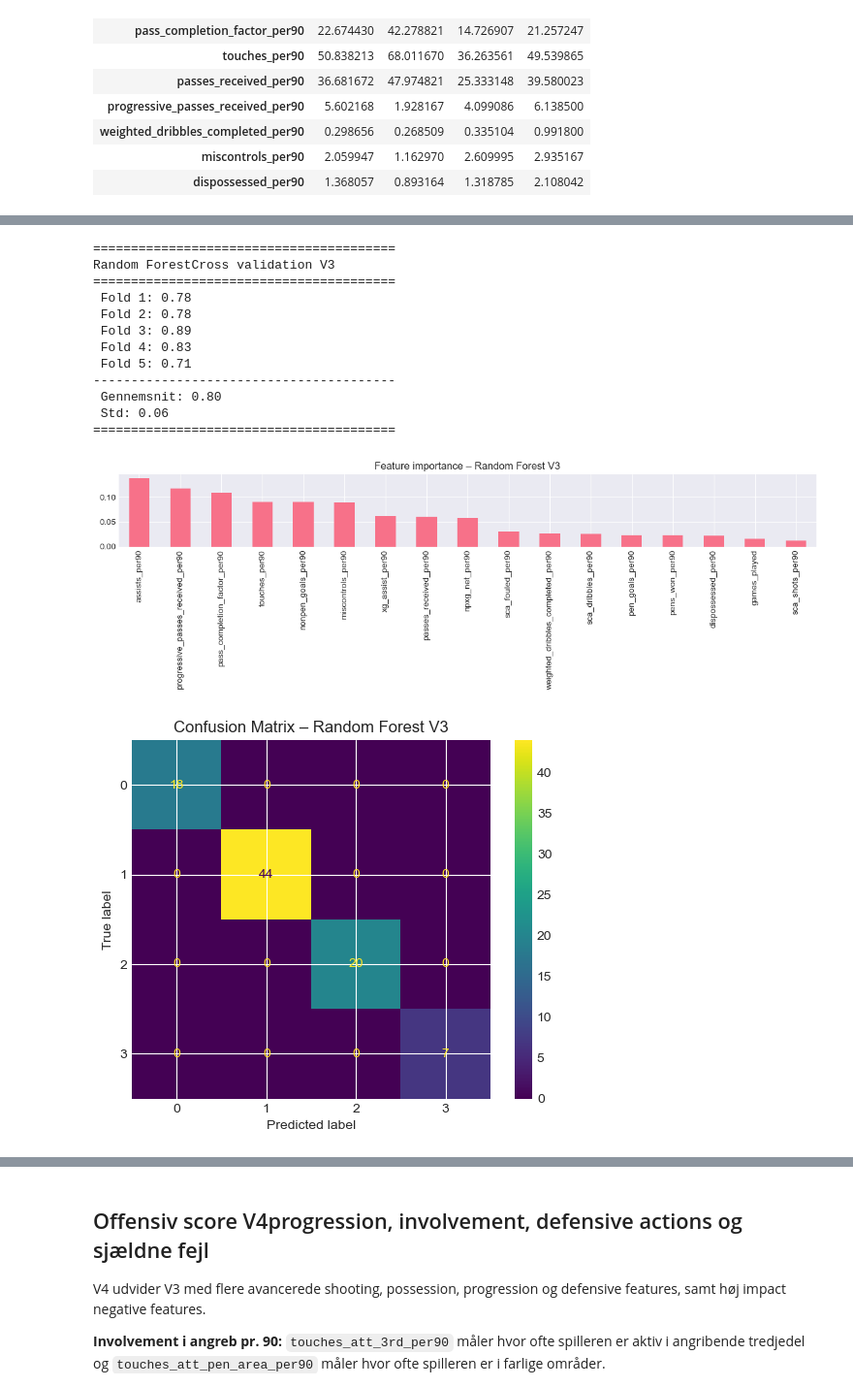
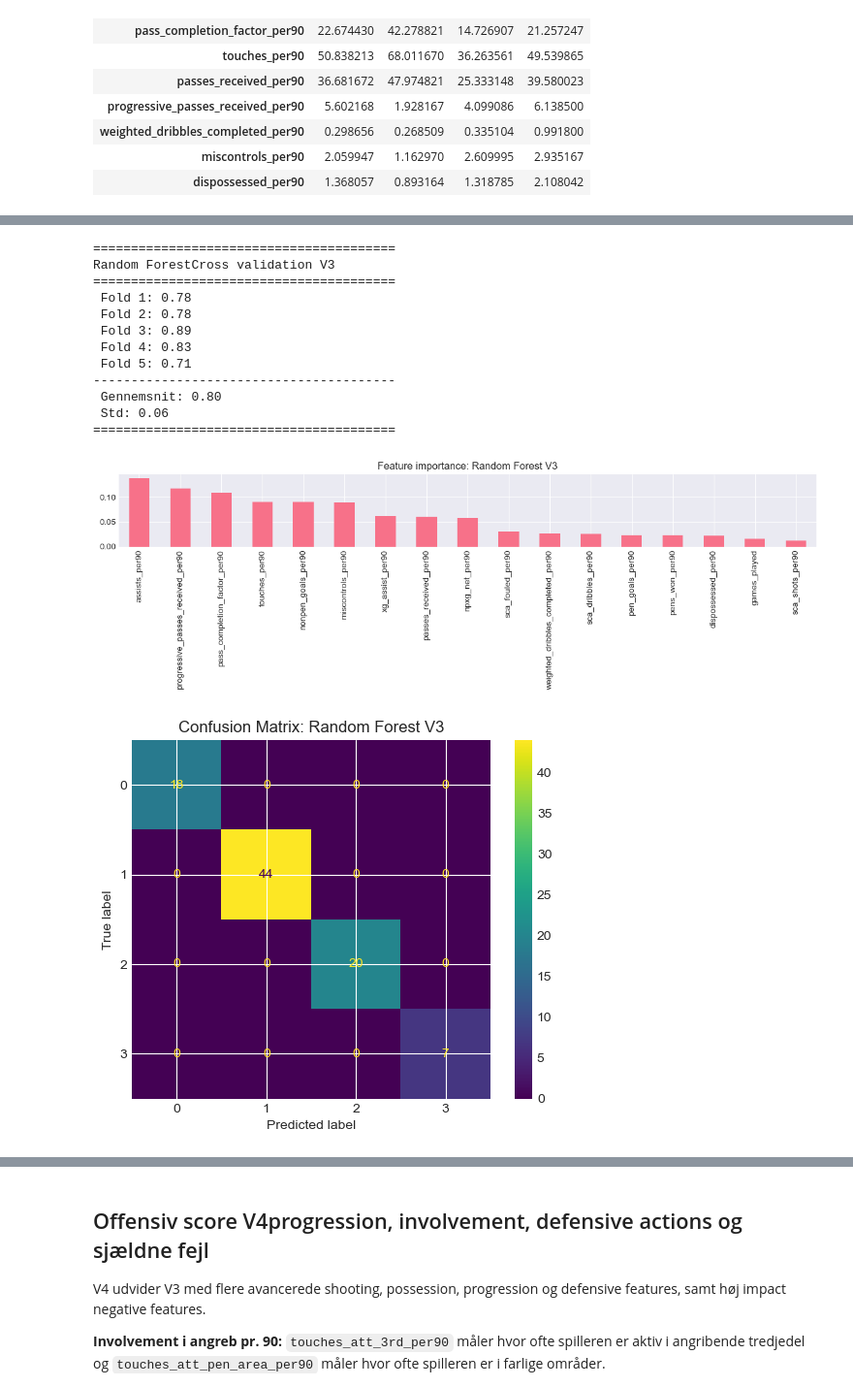
Before and after one commit to JonathanKudsk/BI-Exam-VM2022, a Jupyter notebook: VM2022_messi_mbappe.ipynb, the cells around one changed output, grey strips where cells are left out. Shown at 97% size. Saved outputs shown, nothing was run; the diff lists cells and outputs as text; code cells hidden in the pictures.

```diff
--- a/VM2022_messi_mbappe.ipynb
+++ b/VM2022_messi_mbappe.ipynb
@@ -38,7 +38,7 @@ from sklearn.model_selection import cross_val_score, StratifiedKFold
 from IPython.display import display, HTML
 
 
-plt.style.use('seaborn v0_8 darkgrid')
+plt.style.use('seaborn-v0_8-darkgrid')
 sns.set_palette("husl")
 
 # Indlæs spillerdata
@@ -1452,5 +1430,4 @@ players_off.groupby('cluster_v3')[feature_cols_v3].mean().T
 # %%
-
 rf_v3 = RandomForestClassifier(n_estimators=100, random_state=42)
 cv_v3 = StratifiedKFold(n_splits=5, shuffle=True, random_state=42)
 scores_v3 = cross_val_score(rf_v3, feat_v3, players_off['cluster_v3'], cv=cv_v3)
@@ -1461,34 +1438,34 @@ print("=" * 40)
 for i, score in enumerate(scores_v3):
  print(f" Fold {i+1}: {score:.2f}")
 print("-" * 40)
 print(f" Gennemsnit: {scores_v3.mean():.2f}")
 print(f" Std: {scores_v3.std():.2f}")
 print("=" * 40)
 
 rf_v3.fit(feat_v3, players_off['cluster_v3'])
 importances_v3 = pd.Series(rf_v3.feature_importances_, index=feat_v3.columns)
 importances_v3.sort_values(ascending=False).plot(kind='bar', figsize=(12, 4))
-plt.title('Feature importanceRandom Forest V3')
+plt.title('Feature importance: Random Forest V3')
 plt.tight_layout()
 plt.show()
 
 y_pred_cm_v3 = rf_v3.predict(feat_v3)
 ConfusionMatrixDisplay.from_predictions(players_off['cluster_v3'], y_pred_cm_v3)
-plt.title('Confusion MatrixRandom Forest V3')
+plt.title('Confusion Matrix: Random Forest V3')
 plt.show()
 # %% [output]
 ========================================
 Random ForestCross validation V3
 ========================================
  Fold 1: 0.78
  Fold 2: 0.78
  Fold 3: 0.89
  Fold 4: 0.83
  Fold 5: 0.71
 ----------------------------------------
  Gennemsnit: 0.80
  Std: 0.06
 ========================================
 [figure]
-[figure, old version]
+[figure, new version]
 # %% [markdown]
```
Also changed, not shown: parts of 81 cells of this notebook, 2 other files.
